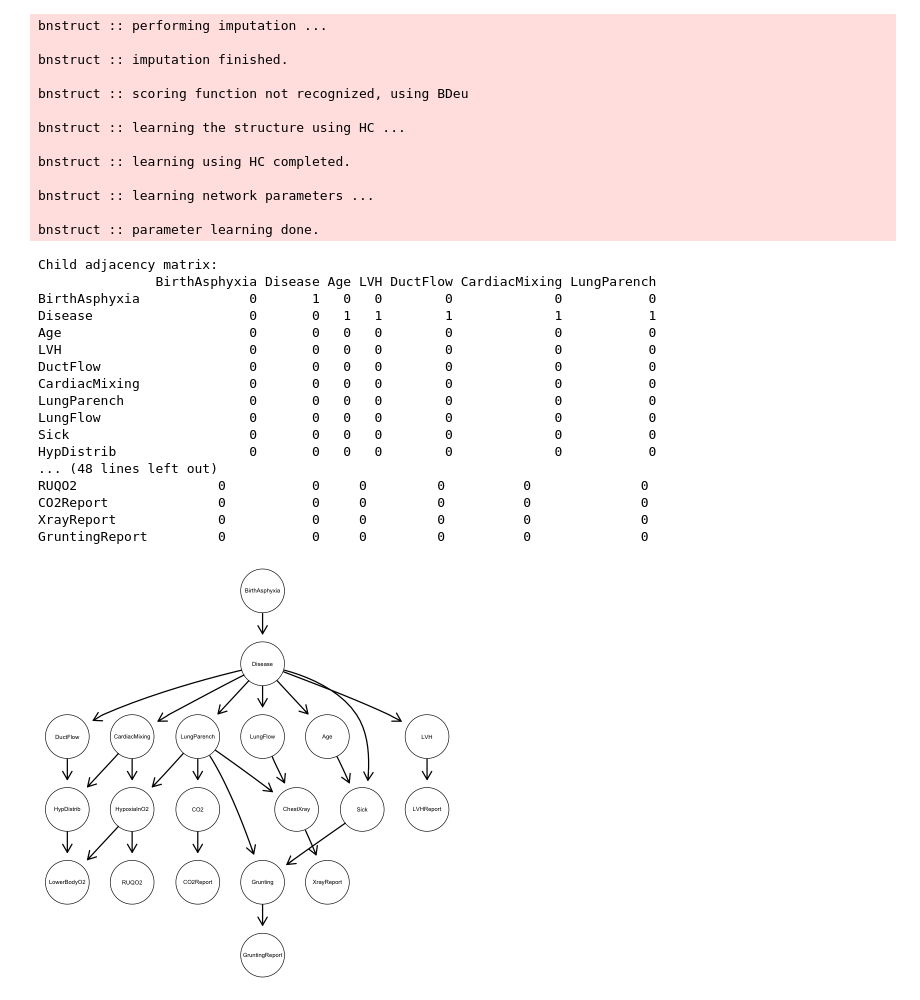
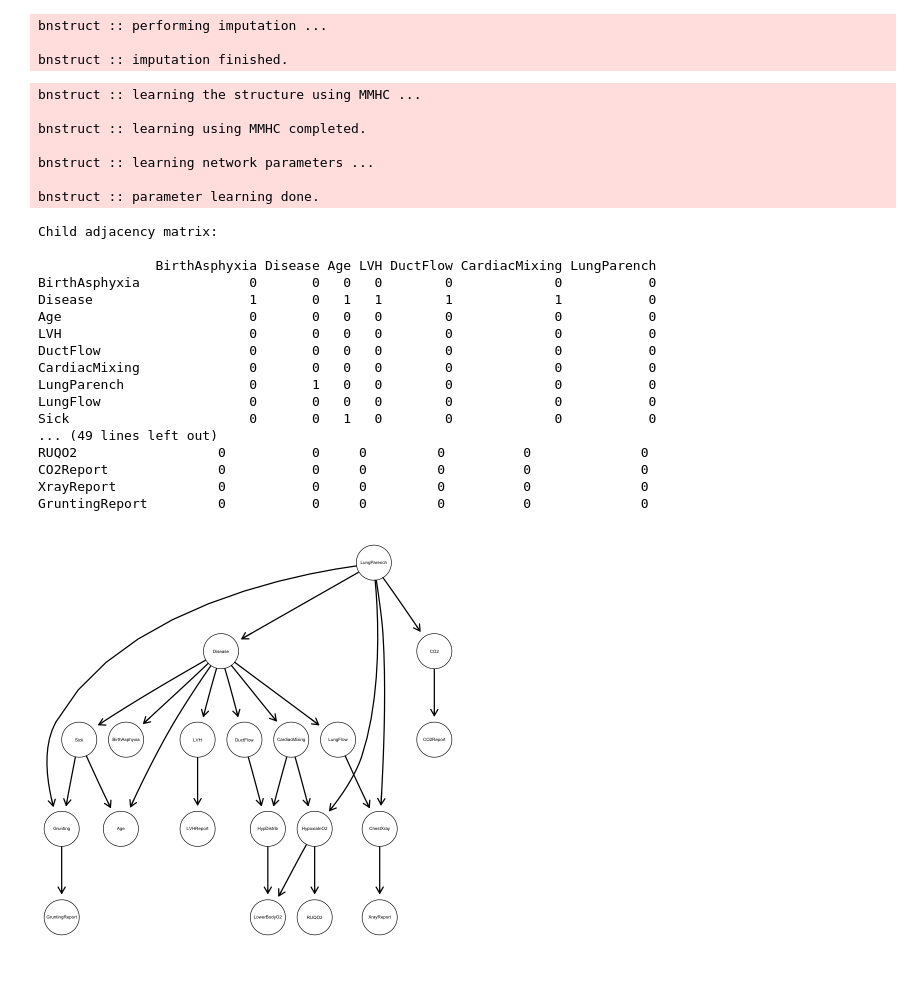
Before and after one commit to filippobezzi/bayesian_networks, a Jupyter notebook: part2_structure_learning_bnstruct.ipynb, the cells around one changed output. Cells and saved outputs as stored; diff of their text form; code cells hidden in the pictures.

```diff
--- a/part2_structure_learning_bnstruct.ipynb
+++ b/part2_structure_learning_bnstruct.ipynb
@@ -155,56 +205,55 @@ Dyspnea         0            0     0          0          0      0     0       0
+# %%
+# Child Dataset
+child_data <- bnstruct::child()
+child_data <- bnstruct::impute(child_data, k.impute = 10)
+layering_mi_child <- child_order
+# %% [output]
+bnstruct :: performing imputation ...
+
+bnstruct :: imputation finished.
 # %%
-# Child Dataset
-child_data <- child()
-child_data <- impute(child_data)
-layering_child <- seq_len(num.variables(child_data))
-child_net <- learn.network(
+child_net_bs <- learn.network(
   child_data,
-  algo = "hc",
-  scoring.func = "AIK",
-  layering = layering_child,
-  max.fanin = 2,
+  algo = "mmhc",
+  scoring.func = "BDeu",
+  layering = layering_mi_child,
+  max.parents = num.variables(child_data)-1,
   use.imputed.data = TRUE
 )
 # %% [output]
-bnstruct :: performing imputation ...
+bnstruct :: learning the structure using MMHC ...
 
-bnstruct :: imputation finished.
-
-bnstruct :: scoring function not recognized, using BDeu
-
-bnstruct :: learning the structure using HC ...
-
-bnstruct :: learning using HC completed.
+bnstruct :: learning using MMHC completed.
 
 bnstruct :: learning network parameters ...
 
 bnstruct :: parameter learning done.
 # %%
-cat("Child adjacency matrix:\n")
+cat("Child adjacency matrix:\n\n")
 print(structure(
-  dag(child_net),
-  dimnames = list(variables(child_net), variables(child_net))
+  dag(child_net_bs),
+  dimnames = list(variables(child_net_bs), variables(child_net_bs))
 ))
-plot(child_net, main = "Child DAG")
+plot(child_net_bs, main = "Child DAG")
 # %% [output]
 Child adjacency matrix:
+
                BirthAsphyxia Disease Age LVH DuctFlow CardiacMixing LungParench
-BirthAsphyxia              0       1   0   0        0             0           0
-Disease                    0       0   1   1        1             1           1
+BirthAsphyxia              0       0   0   0        0             0           0
+Disease                    1       0   1   1        1             1           0
 Age                        0       0   0   0        0             0           0
 LVH                        0       0   0   0        0             0           0
 DuctFlow                   0       0   0   0        0             0           0
 CardiacMixing              0       0   0   0        0             0           0
-LungParench                0       0   0   0        0             0           0
+LungParench                0       1   0   0        0             0           0
 LungFlow                   0       0   0   0        0             0           0
-Sick                       0       0   0   0        0             0           0
-HypDistrib                 0       0   0   0        0             0           0
-... (48 lines left out)
+Sick                       0       0   1   0        0             0           0
+... (49 lines left out)
 RUQO2                  0           0     0         0          0              0
 CO2Report              0           0     0         0          0              0
 XrayReport             0           0     0         0          0              0
 GruntingReport         0           0     0         0          0              0
-[figure, old version]
+[figure, new version]
 # %%
 # Ruiz Dataset
 df_ruiz <- data.frame(
```
Also changed, not shown: parts of 15 cells of this notebook, 2 other files.
